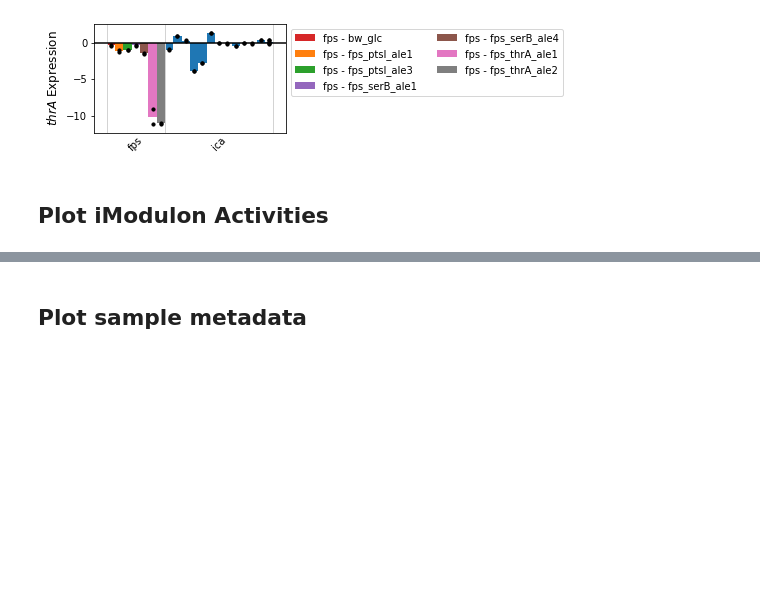
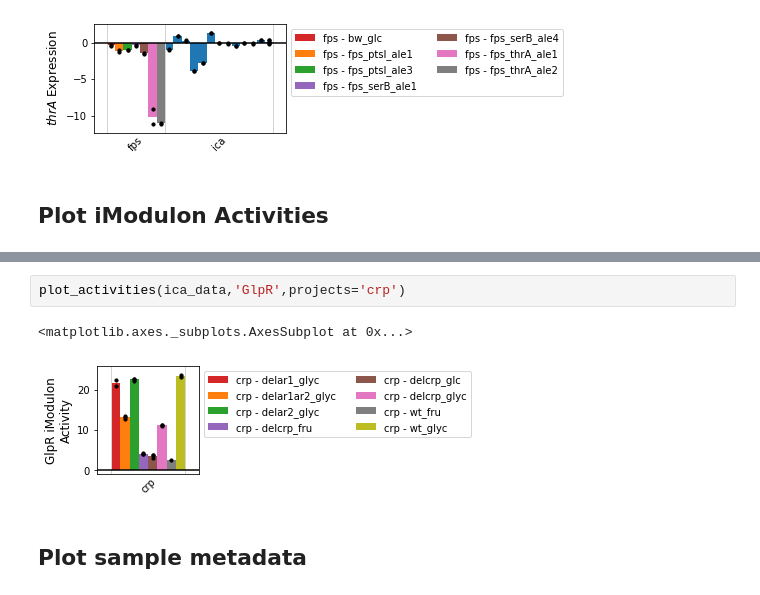
Before and after one commit to SBRG/pymodulon, a Jupyter notebook: notebooks/Visualizations.ipynb, the cells around one changed output, grey strips where cells are left out. Saved outputs shown, nothing was run; the diff lists cells and outputs as text; blank space fills up the shorter version.

Commit message:
feature: In barplots, automatically highlight samples if number of projects is 1

```diff
--- a/notebooks/Visualizations.ipynb
+++ b/notebooks/Visualizations.ipynb
@@ -41,4 +41,9 @@ plot_activities(ica_data,'GlpR',highlight='crp')
 [figure]
+# %%
+plot_activities(ica_data,'GlpR',projects='crp')
+# %% [output]
+<matplotlib.axes._subplots.AxesSubplot at 0x...>
+[figure, added]
 # %% [markdown]
 ## Plot sample metadata
 # %%
```
Also changed, not shown: parts of 4 cells of this notebook, 1 other file.
